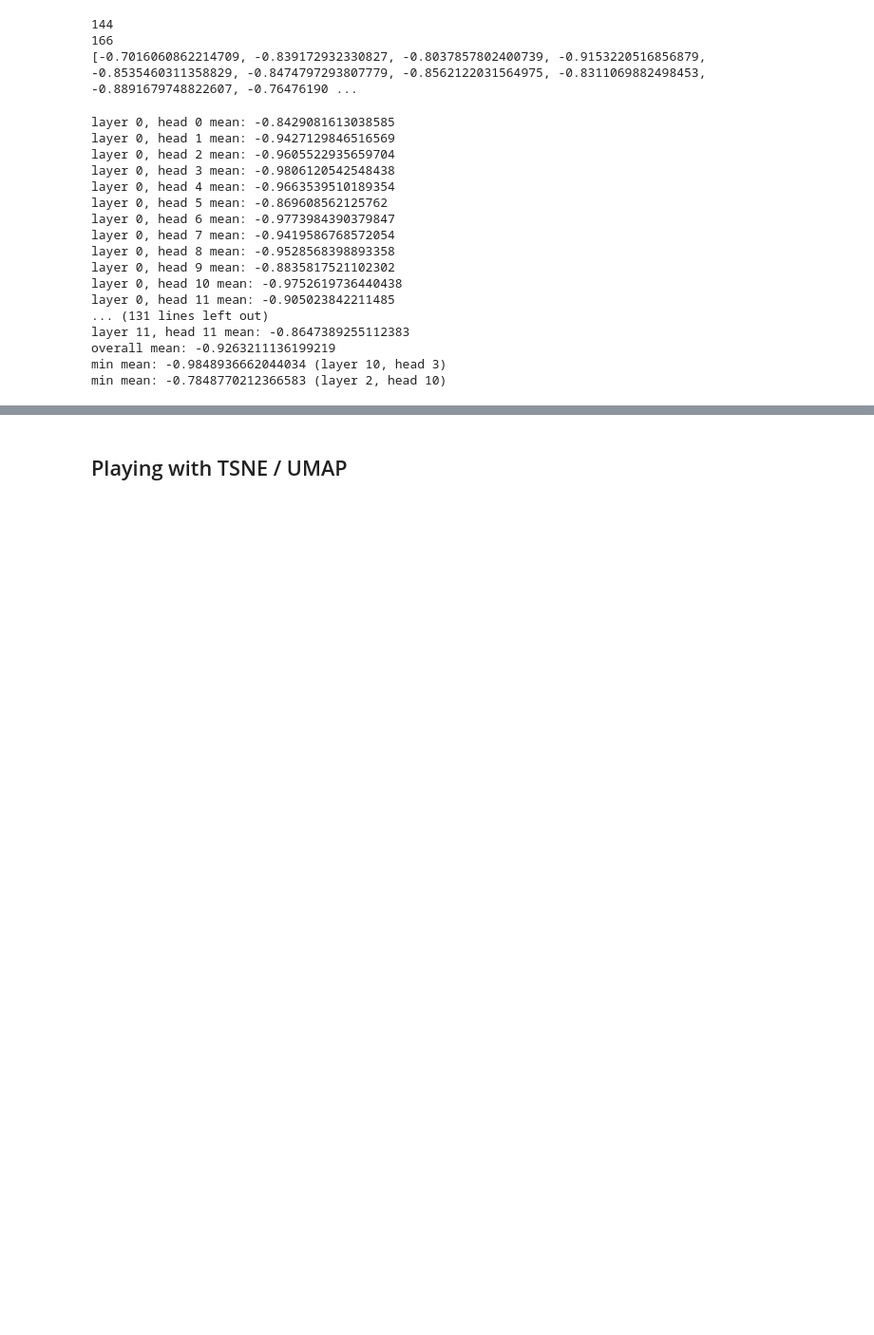
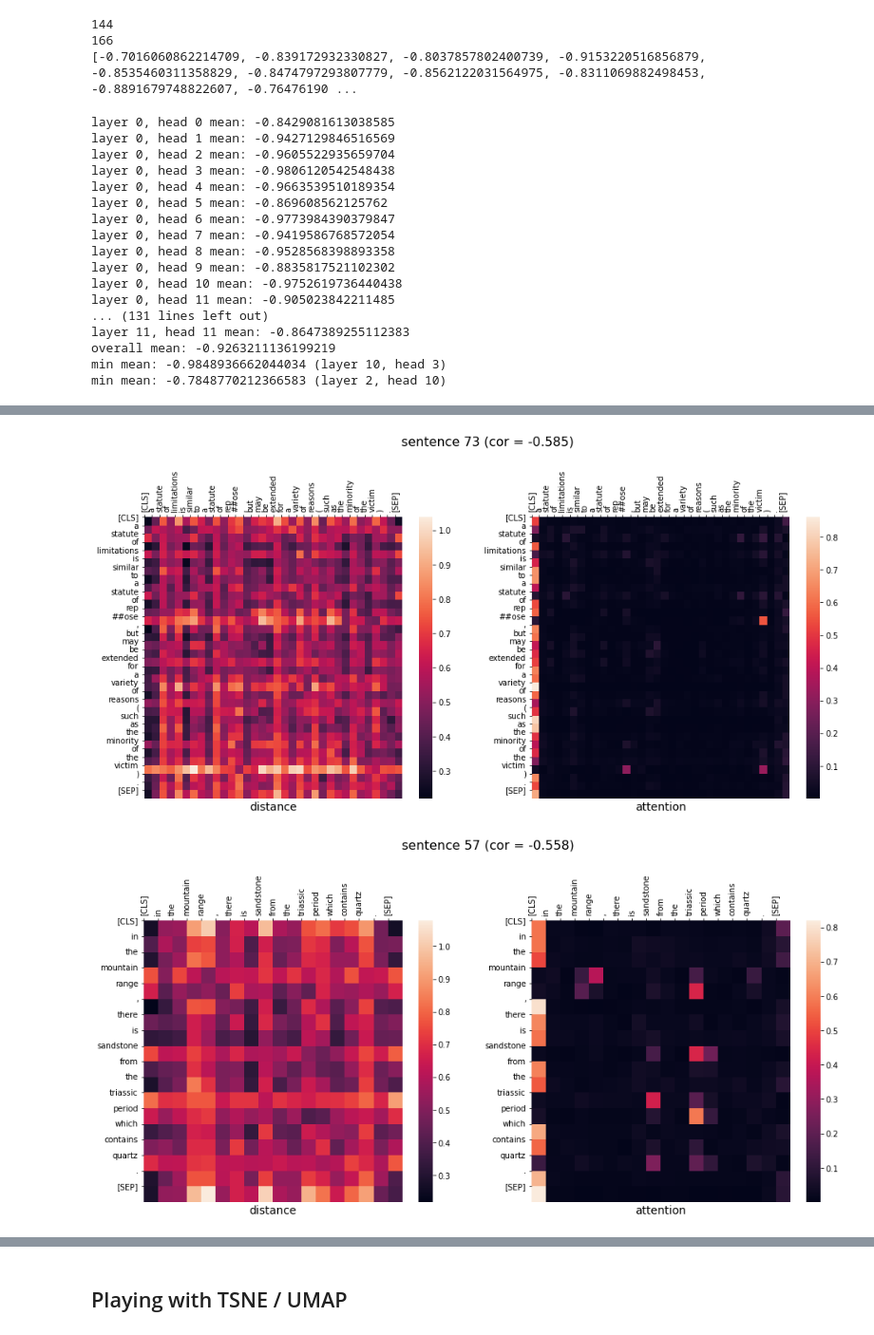
Before and after one commit to catherinesyeh/attention-exploration, a Jupyter notebook: attention.ipynb, the cells around one changed output, grey strips where cells are left out. Shown at 95% size. Cells and saved outputs as stored; diff of their text form; code cells hidden in the pictures; blank space fills up the shorter version.

```diff
--- a/attention.ipynb
+++ b/attention.ipynb
@@ -1103,0 +1215,5 @@ with open('correlation.p', 'wb') as file:
+# %%
+make_heatmap(2, 10, distances, attention, mean_cor, tok_sentences, sent_offset)
+# %% [output]
+[figure, added]
+[figure, added]
```
Also changed, not shown: parts of 9 cells of this notebook.
